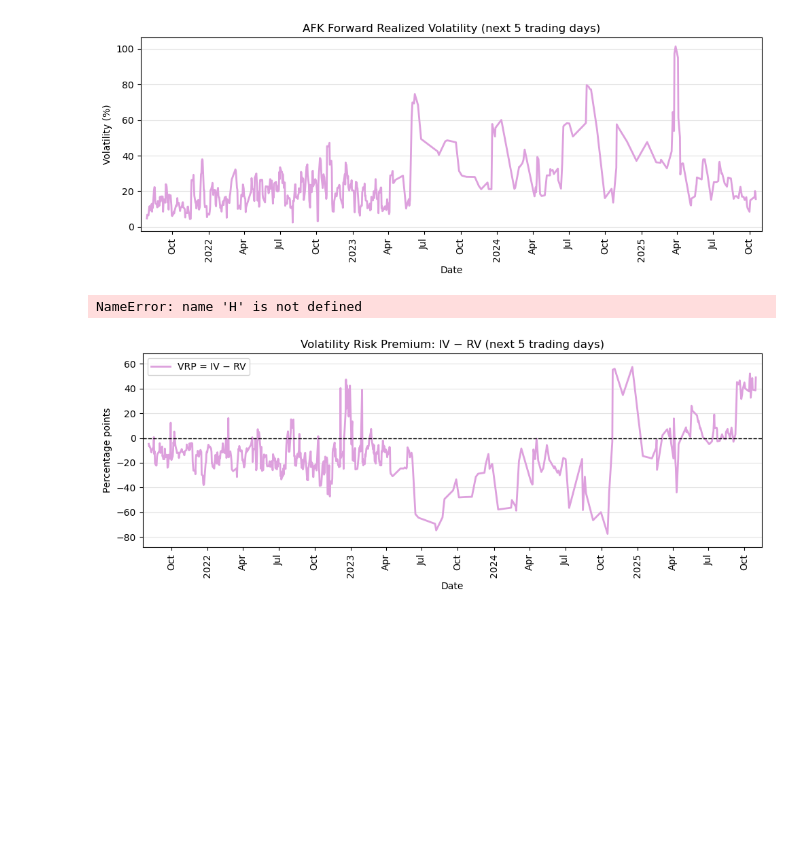
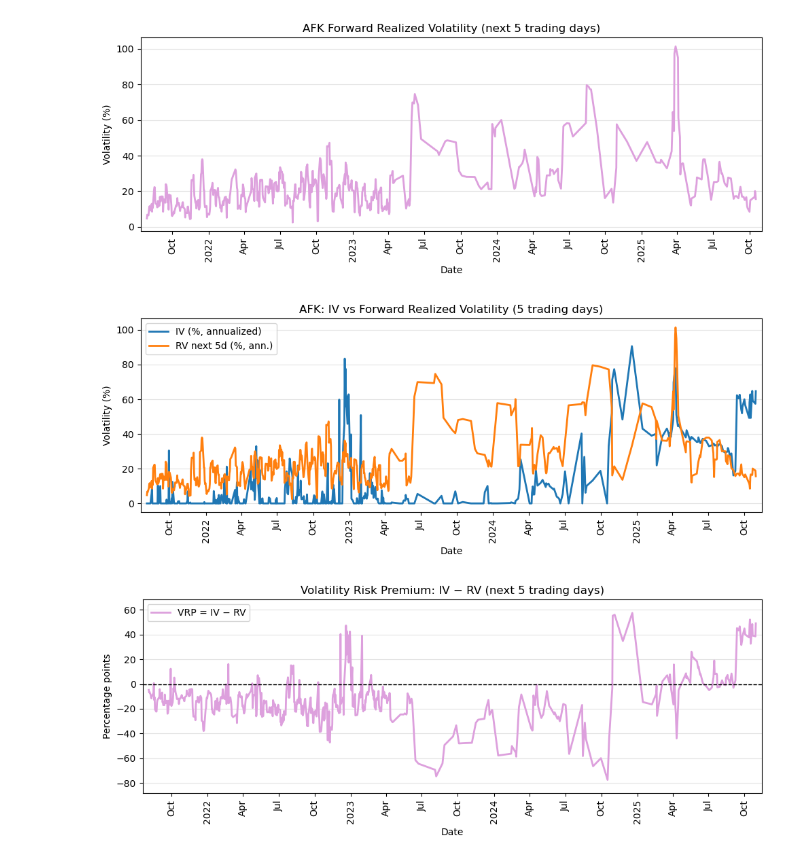
Before and after one commit to Chidubem5/Erdos_Africa, a Jupyter notebook: main.ipynb, the cells around one changed output. Cells and saved outputs as stored; diff of their text form; code cells hidden in the pictures; blank space fills up the shorter version.

```diff
--- a/main.ipynb
+++ b/main.ipynb
@@ -243,6 +243,10 @@ plt.show()
 # %% [output]
 [figure]
 # %%
+# --- Parameters ---
+H = 5            # 5-trading-day forward horizon
+ANNUALIZE = 252  # trading days per year
+
 # IV vs forward RV (5d), simple & realistic — IV=navy, RV=plum
 # --- IV (percent) ---
 iv_df = df_afk.copy()
@@ -251,50 +255,63 @@ iv_df = iv_df.dropna(subset=["Date"]).sort_values("Date")
 
 IV_NAMES = {"imp vol", "impvol", "implied vol", "impliedvol", "implied volatility", "iv"}
 iv_col = next((c for c in iv_df.columns if c.strip().lower() in IV_NAMES), None)
+if iv_col is None:
+    raise KeyError(f"No IV column found. Columns: {list(iv_df.columns)}")
 
 raw = iv_df[iv_col].astype(str)
 num = pd.to_numeric(raw.str.replace(r"[^0-9.\-]", "", regex=True), errors="coerce")
+
+# If values mostly 0–1, treat as decimals and convert to %
 iv_pct = num * 100 if num.dropna().quantile(0.9) <= 1.0 else num
 iv = pd.Series(iv_pct.values, index=iv_df["Date"], name="IV_%").dropna()
 
 # --- Price & forward RV (aligned at t; uses t+1..t+H) ---
 PRICE_COL = next((c for c in ["Last", "Close", "Adj Close", "Price"] if c in df_afk.columns), None)
+if PRICE_COL is None:
+    raise KeyError(f"No price column found. Columns: {list(df_afk.columns)}")
 
-px = (df_afk[["Date", PRICE_COL]]
-        .assign(Date=lambda d: pd.to_datetime(d["Date"], errors="coerce"),
-                **{PRICE_COL: lambda d: pd.to_numeric(d[PRICE_COL], errors="coerce")})
-        .dropna()
-        .sort_values("Date")
-        .drop_duplicates("Date", keep="last")
-        .set_index("Date")[PRICE_COL])
+px = (
+    df_afk[["Date", PRICE_COL]]
+    .assign(
+        Date=lambda d: pd.to_datetime(d["Date"], errors="coerce"),
+        **{PRICE_COL: lambda d: pd.to_numeric(d[PRICE_COL], errors="coerce")}
+    )
+    .dropna()
+    .sort_values("Date")
+    .drop_duplicates("Date", keep="last")
+    .set_index("Date")[PRICE_COL]
+)
 
-r = np.log(px).diff()  # log returns
+r = np.log(px).diff()  # daily log returns
+
+# forward-realized vol over next H days, aligned at t
 rv5 = r.shift(-1).rolling(H).std(ddof=1) * (ANNUALIZE ** 0.5) * 100
 rv5 = rv5.rename("RV5_%").dropna()
 
 # --- Align & plot ---
 df = pd.concat([iv, rv5], axis=1).dropna().sort_index()
 
 fig, ax = plt.subplots(figsize=(10, 4))
-ax.plot(df.index, df["IV_%"],  label="IV (%, annualized)",   color="navy", linewidth=2)
-ax.plot(df.index, df["RV5_%"], label="RV next 5d (%, ann.)", color="plum", linewidth=2)
+ax.plot(df.index, df["IV_%"],  label="IV (%, annualized)",   linewidth=2)
+ax.plot(df.index, df["RV5_%"], label="RV next 5d (%, ann.)", linewidth=2)
 
 ax.set_title("AFK: IV vs Forward Realized Volatility (5 trading days)")
-ax.set_ylabel("Volatility (%)"); ax.set_xlabel("Date")
+ax.set_ylabel("Volatility (%)")
+ax.set_xlabel("Date")
 ax.grid(axis="y", alpha=0.35)
 
 # ~50% denser dates + vertical labels
 locator = mdates.AutoDateLocator(minticks=12, maxticks=21)
 ax.xaxis.set_major_locator(locator)
 ax.xaxis.set_major_formatter(mdates.ConciseDateFormatter(locator))
 plt.setp(ax.get_xticklabels(), rotation=90, ha="center")
 
 ax.margins(x=0.01, y=0.05)
 ax.legend()
 plt.tight_layout()
 plt.show()
 # %% [output]
-NameError: name 'H' is not defined
+[figure, added]
 # %%
 # Volatility Risk Premium (VRP) = IV − RV (percentage points)
 
```
Also changed, not shown: parts of 5 cells of this notebook, 7 other files.
